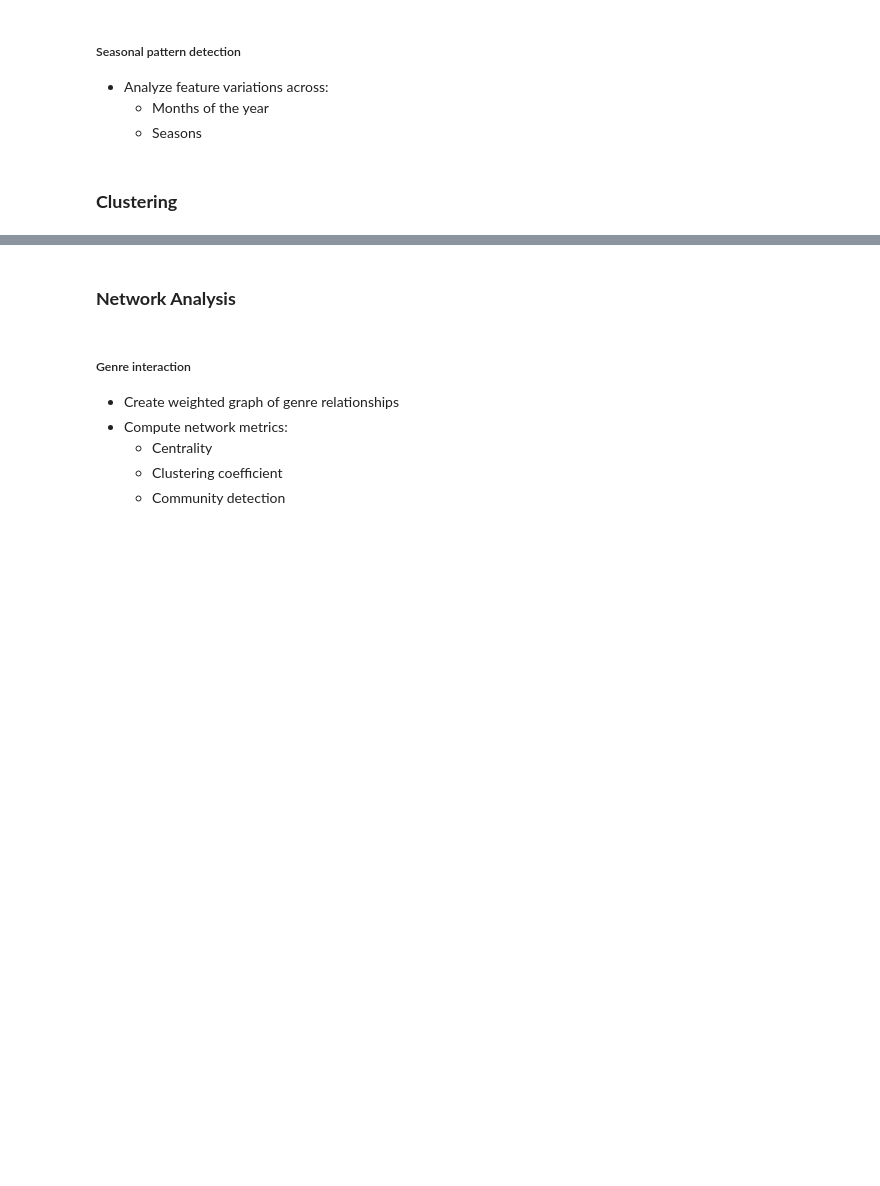
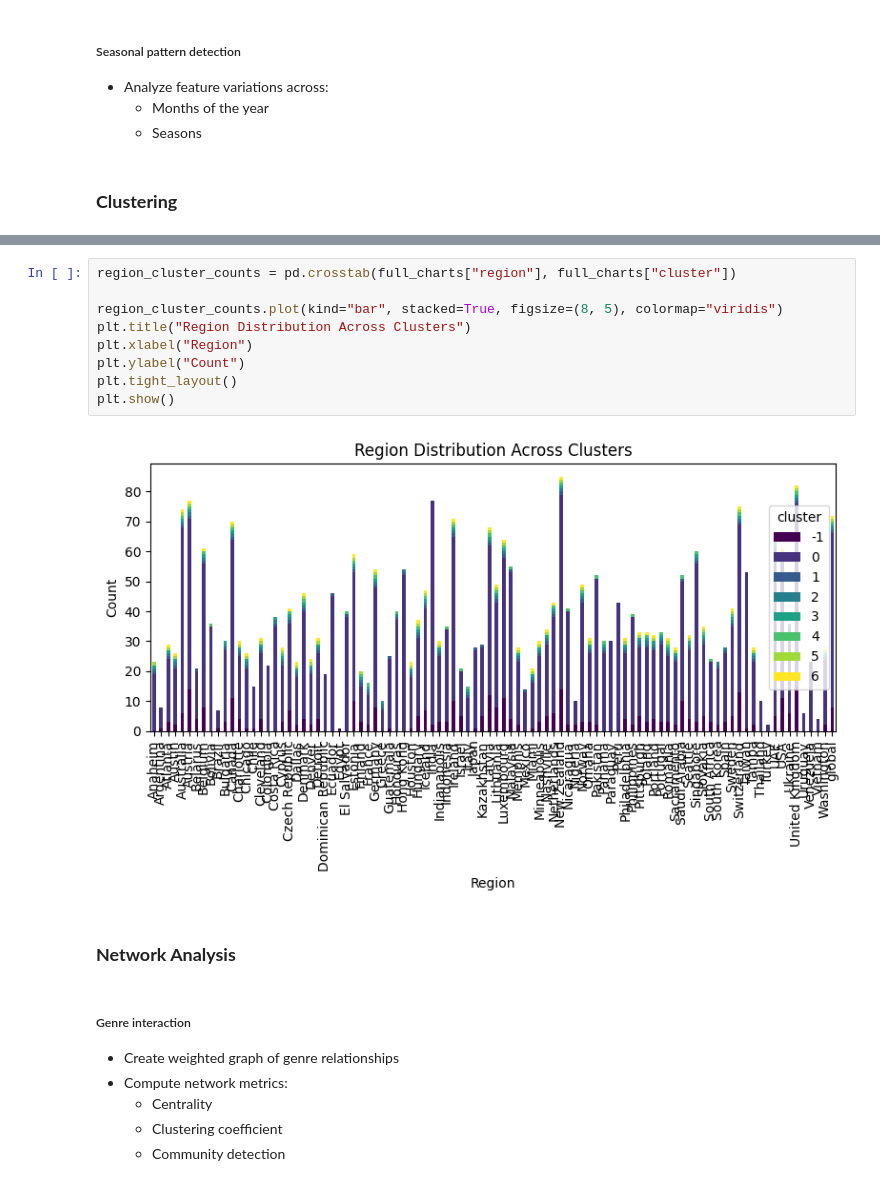
Before and after one commit to LNickelsburg/iss310-final-project, a Jupyter notebook: FinalProject.ipynb, the cells around one changed output, grey strips where cells are left out. Saved outputs shown, nothing was run; the diff lists cells and outputs as text; blank space fills up the shorter version.

```diff
--- a/FinalProject.ipynb
+++ b/FinalProject.ipynb
@@ -289,3 +397,14 @@ plt.show()
+# %%
+region_cluster_counts = pd.crosstab(full_charts["region"], full_charts["cluster"])
+
+region_cluster_counts.plot(kind="bar", stacked=True, figsize=(8, 5), colormap="viridis")
+plt.title("Region Distribution Across Clusters")
+plt.xlabel("Region")
+plt.ylabel("Count")
+plt.tight_layout()
+plt.show()
+# %% [output]
+[figure, added]
 # %% [markdown]
 ### **Network Analysis**
 # %% [markdown]
```
Also changed, not shown: parts of 11 cells of this notebook.
